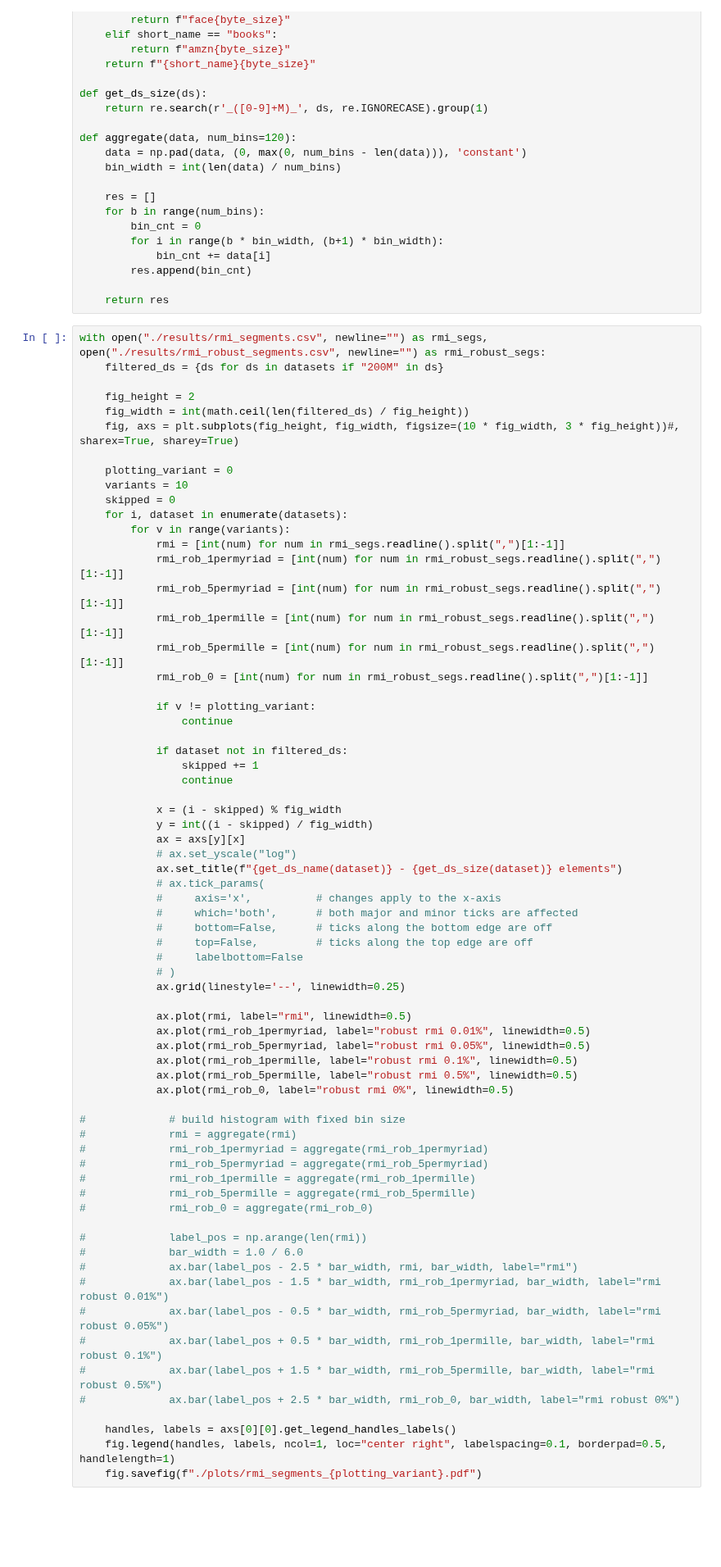
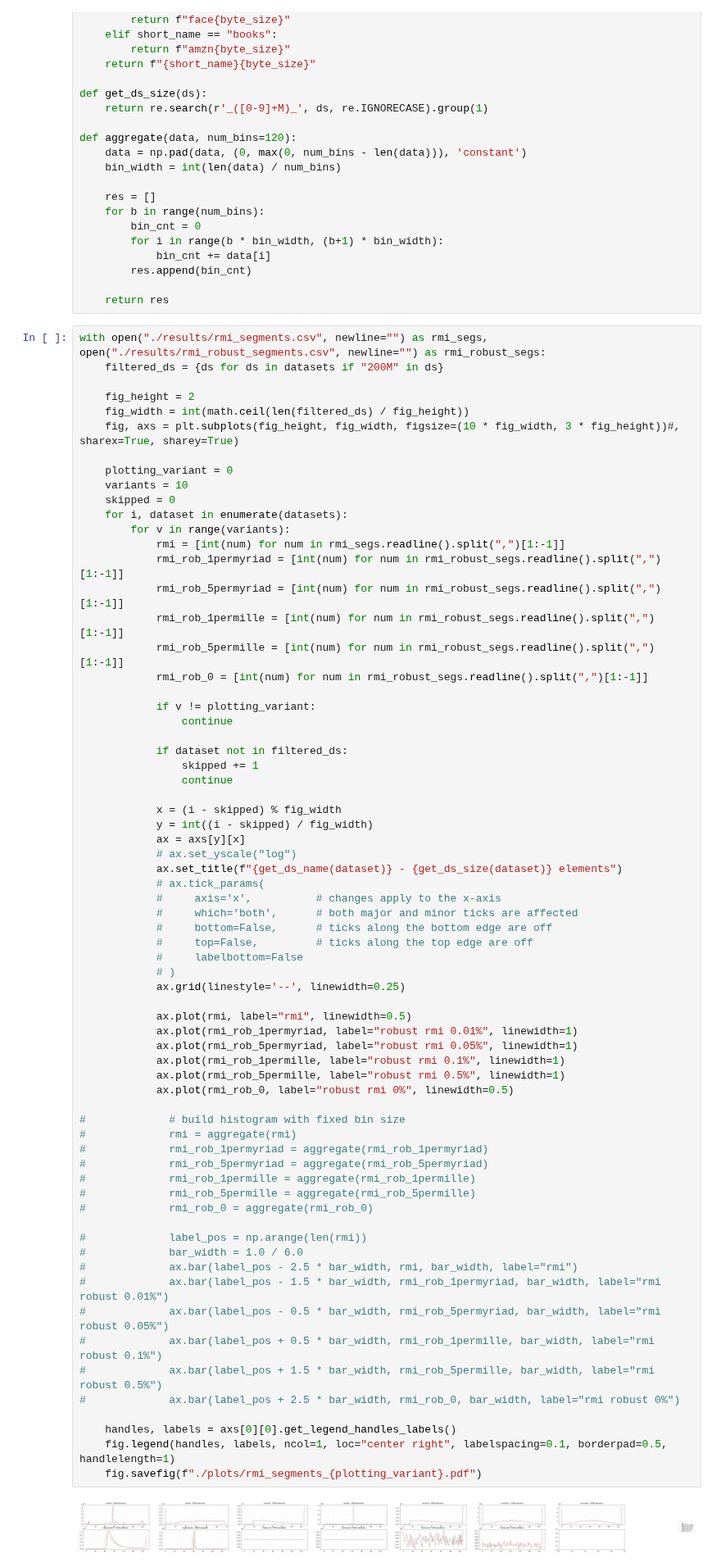
Before and after one commit to DominikHorn/SOSD, a Jupyter notebook: segment_plots.ipynb, the cells around one changed output. Shown at 82% size. Saved outputs shown, nothing was run; the diff lists cells and outputs as text; blank space fills up the shorter version.

```diff
--- a/segment_plots.ipynb
+++ b/segment_plots.ipynb
@@ -96,34 +96,36 @@ with open("./results/rmi_segments.csv", newline="") as rmi_segs, open("./results
             #     which='both',      # both major and minor ticks are affected
             #     bottom=False,      # ticks along the bottom edge are off
             #     top=False,         # ticks along the top edge are off
             #     labelbottom=False
             # )
             ax.grid(linestyle='--', linewidth=0.25)
 
             ax.plot(rmi, label="rmi", linewidth=0.5)
-            ax.plot(rmi_rob_1permyriad, label="robust rmi 0.01%", linewidth=0.5)
-            ax.plot(rmi_rob_5permyriad, label="robust rmi 0.05%", linewidth=0.5)
-            ax.plot(rmi_rob_1permille, label="robust rmi 0.1%", linewidth=0.5)
-            ax.plot(rmi_rob_5permille, label="robust rmi 0.5%", linewidth=0.5)
+            ax.plot(rmi_rob_1permyriad, label="robust rmi 0.01%", linewidth=1)
+            ax.plot(rmi_rob_5permyriad, label="robust rmi 0.05%", linewidth=1)
+            ax.plot(rmi_rob_1permille, label="robust rmi 0.1%", linewidth=1)
+            ax.plot(rmi_rob_5permille, label="robust rmi 0.5%", linewidth=1)
             ax.plot(rmi_rob_0, label="robust rmi 0%", linewidth=0.5)
 
 #             # build histogram with fixed bin size
 #             rmi = aggregate(rmi)
 #             rmi_rob_1permyriad = aggregate(rmi_rob_1permyriad)
 #             rmi_rob_5permyriad = aggregate(rmi_rob_5permyriad)
 #             rmi_rob_1permille = aggregate(rmi_rob_1permille)
 #             rmi_rob_5permille = aggregate(rmi_rob_5permille)
 #             rmi_rob_0 = aggregate(rmi_rob_0)
 
 #             label_pos = np.arange(len(rmi))
 #             bar_width = 1.0 / 6.0
 #             ax.bar(label_pos - 2.5 * bar_width, rmi, bar_width, label="rmi")
 #             ax.bar(label_pos - 1.5 * bar_width, rmi_rob_1permyriad, bar_width, label="rmi robust 0.01%")
 #             ax.bar(label_pos - 0.5 * bar_width, rmi_rob_5permyriad, bar_width, label="rmi robust 0.05%")
 #             ax.bar(label_pos + 0.5 * bar_width, rmi_rob_1permille, bar_width, label="rmi robust 0.1%")
 #             ax.bar(label_pos + 1.5 * bar_width, rmi_rob_5permille, bar_width, label="rmi robust 0.5%")
 #             ax.bar(label_pos + 2.5 * bar_width, rmi_rob_0, bar_width, label="rmi robust 0%")
 
     handles, labels = axs[0][0].get_legend_handles_labels()
     fig.legend(handles, labels, ncol=1, loc="center right", labelspacing=0.1, borderpad=0.5, handlelength=1)
     fig.savefig(f"./plots/rmi_segments_{plotting_variant}.pdf")
+# %% [output]
+[figure, added]
```
